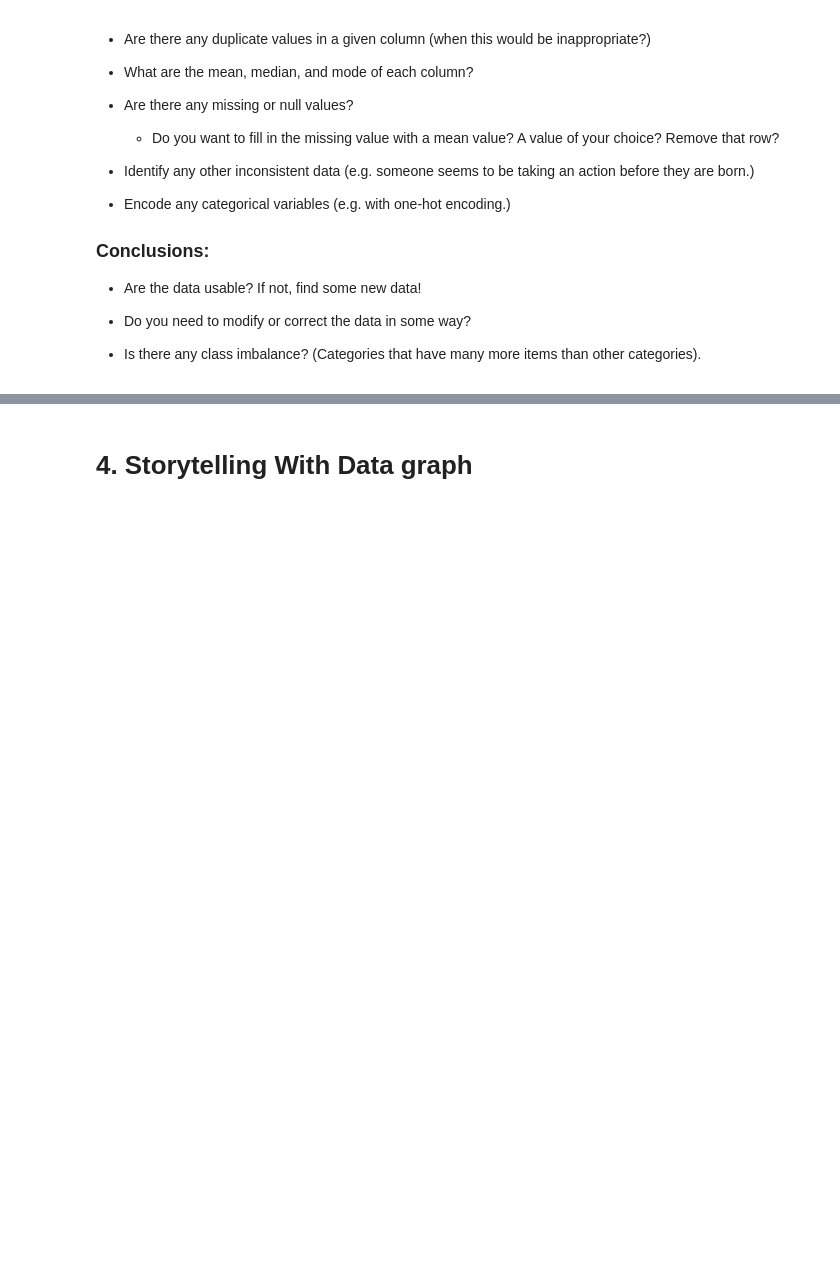
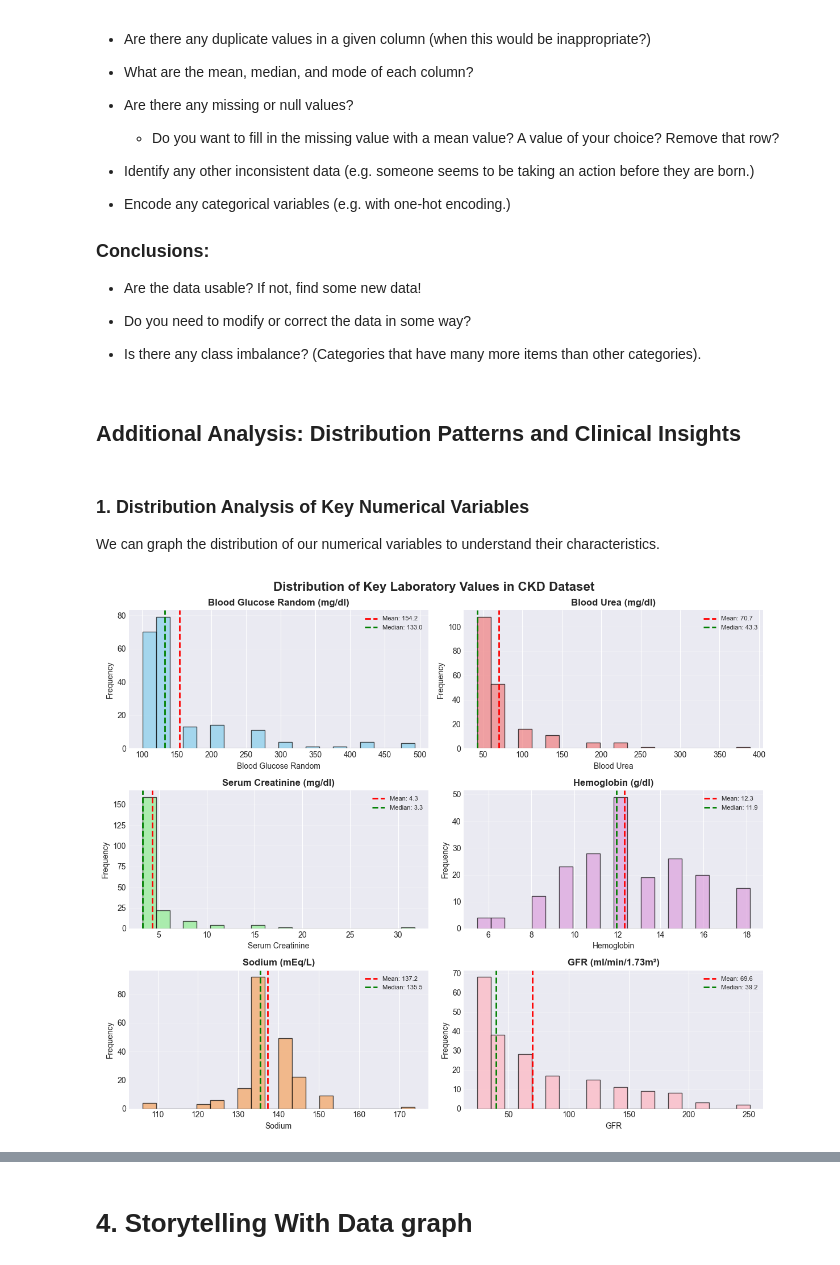
Before and after one commit to reynolkb-bu/bu-cds-dx699-2025-summer, a Jupyter notebook: notebooks/week-2/OMDS-ModB2-Week2-Reynolds-Kyle.ipynb, the cells around one changed output, grey strips where cells are left out. Saved outputs shown, nothing was run; the diff lists cells and outputs as text; code cells hidden in the pictures; blank space fills up the shorter version.

```diff
--- a/notebooks/week-2/OMDS-ModB2-Week2-Reynolds-Kyle.ipynb
+++ b/notebooks/week-2/OMDS-ModB2-Week2-Reynolds-Kyle.ipynb
@@ -124,6 +124,11 @@ no duplicates
 # %%
 # Are there any duplicate values in a given column (when this would be inappropriate?)
 # I'm really not worried about duplicate values in a given column with this dataset. This is because a lot of them are either ranges like age, glomerular_filtration_rate and white_blood_cell_count or true/false values like pus_cell, pus_cell_clumps and bacteria.
+
+# Detailed analysis of each column
+print("="*80)
+print("DETAILED ANALYSIS OF DUPLICATE VALUES IN EACH COLUMN")
+print("="*80)
 
 for col in df_cleaned.columns:
     value_counts = df_cleaned[col].value_counts()
@@ -136,5 +141,7 @@ for col in df_cleaned.columns:
     print(f"- Total values: {len(df_cleaned)}")
     print(f"- Unique values: {df_cleaned[col].nunique()}")
     print(f"- Duplicate values: {total_duplicates} ({duplicate_pct:.1f}%)")
-    print(f"- Top 5 most common values: \n{value_counts.head(5)}")
+    print(f"- Top 5 most common values:")
+    for value, count in value_counts.head(5).items():
+        print(f"  • {value}: {count} occurrences ({count/len(df_cleaned)*100:.1f}%)")
 # %% [output]
@@ -382,3 +389,5 @@ This week, you will do the same types of exercises as last week, but you should
 - Do you need to modify or correct the data in some way?
 
 - Is there any class imbalance?  (Categories that have many more items than other categories).
+# %% [markdown]
+## Additional Analysis: Distribution Patterns and Clinical Insights
@@ -384,0 +426,40 @@ This week, you will do the same types of exercises as last week, but you should
+# %% [markdown]
+### 1. Distribution Analysis of Key Numerical Variables
+
+We can graph the distribution of our numerical variables to understand their characteristics.
+# %%
+fig, axes = plt.subplots(3, 2, figsize=(12, 10))
+fig.suptitle('Distribution of Key Laboratory Values in CKD Dataset', fontsize=16, fontweight='bold')
+
+plot_vars = [
+    ('blood_glucose_random_numeric', 'Blood Glucose Random (mg/dl)', 'skyblue'),
+    ('blood_urea_numeric', 'Blood Urea (mg/dl)', 'lightcoral'),
+    ('serum_creatinine_numeric', 'Serum Creatinine (mg/dl)', 'lightgreen'),
+    ('haemoglobin_numeric', 'Hemoglobin (g/dl)', 'plum'),
+    ('sodium_numeric', 'Sodium (mEq/L)', 'sandybrown'),
+    ('glomerular_filtration_rate_numeric', 'GFR (ml/min/1.73m²)', 'lightpink')
+]
+
+axes = axes.flatten()
+
+for idx, (var, label, color) in enumerate(plot_vars):
+    data = df_numeric[var].dropna()
+
+    # Plot histogram
+    axes[idx].hist(data, bins=20, edgecolor='black', alpha=0.7, color=color)
+    axes[idx].set_title(f'{label}', fontsize=12, fontweight='bold')
+    axes[idx].set_xlabel(label.split(' (')[0])
+    axes[idx].set_ylabel('Frequency')
+
+    # Add mean and median lines
+    mean_val = data.mean()
+    median_val = data.median()
+    axes[idx].axvline(mean_val, color='red', linestyle='--', linewidth=2, label=f'Mean: {mean_val:.1f}')
+    axes[idx].axvline(median_val, color='green', linestyle='--', linewidth=2, label=f'Median: {median_val:.1f}')
+    axes[idx].legend(fontsize=8)
+    axes[idx].grid(axis='y', alpha=0.3)
+
+plt.tight_layout()
+plt.show()
+# %% [output]
+[figure, added]
```
Also changed, not shown: parts of 21 cells of this notebook.
